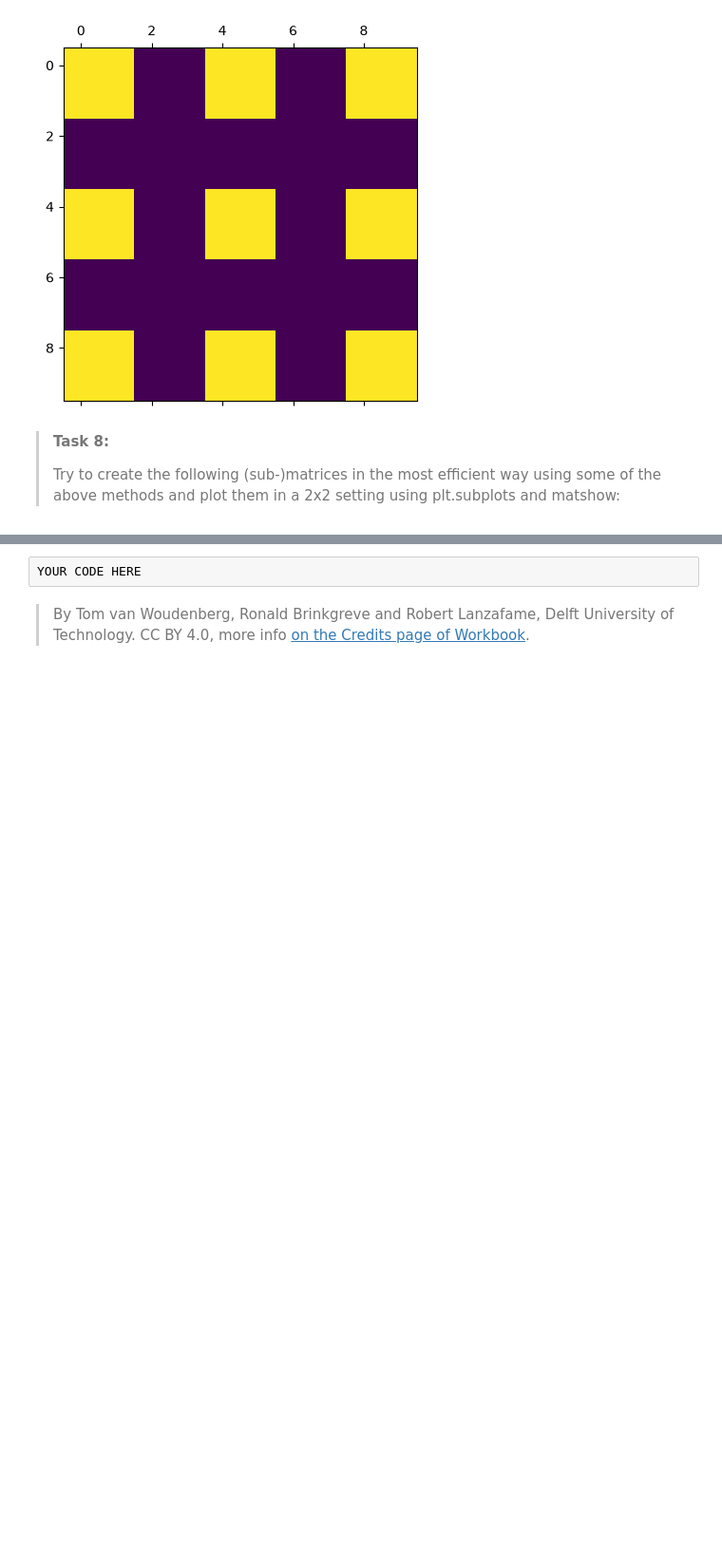
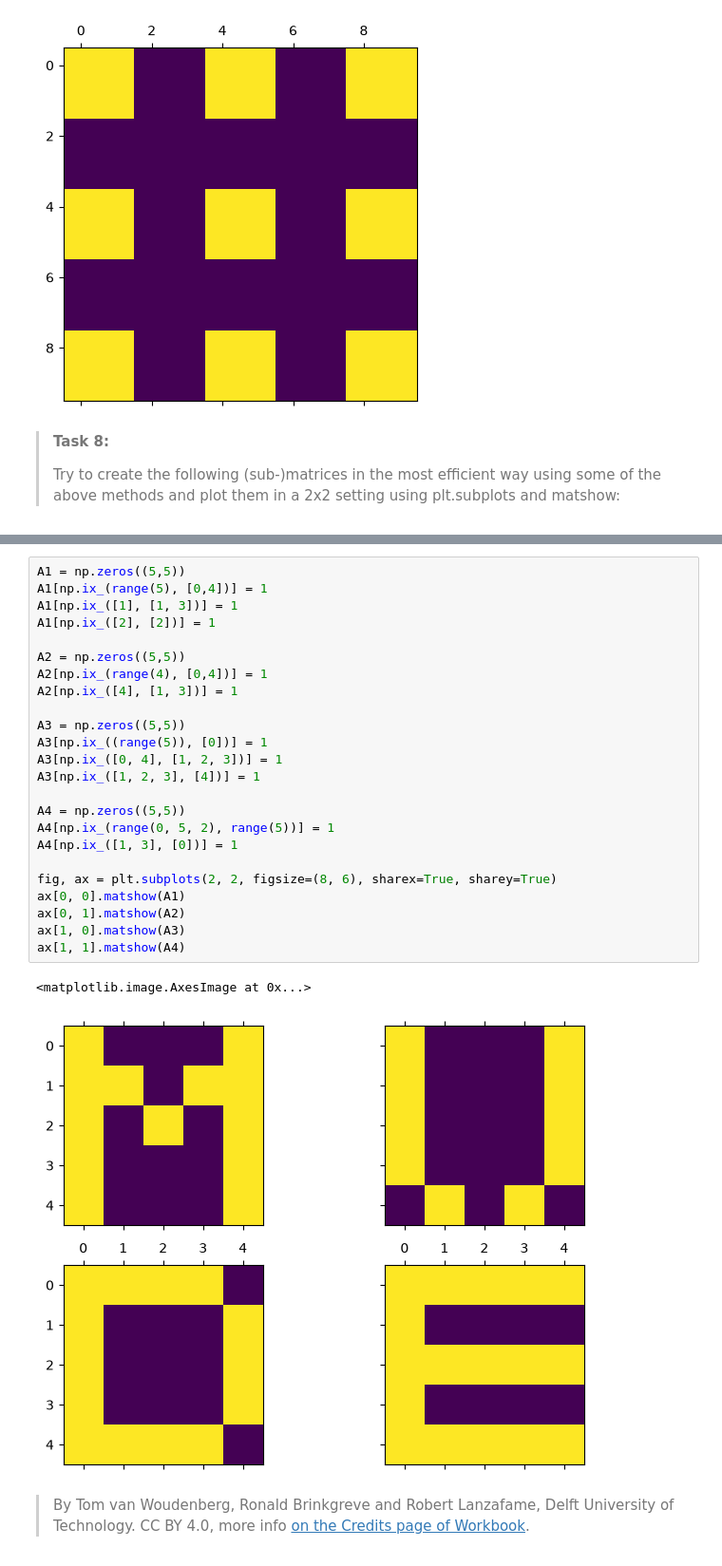
Before and after one commit to lsdegeus/PA1.2, a Jupyter notebook: 6_filling_matrix.ipynb, the cells around one changed output, grey strips where cells are left out. Shown at 95% size. Cells and saved outputs as stored; diff of their text form; blank space fills up the shorter version.

```diff
--- a/6_filling_matrix.ipynb
+++ b/6_filling_matrix.ipynb
@@ -137,7 +137,32 @@ plt.show()
 > Try to create the following (sub-)matrices in the most efficient way using some of the above methods and plot them in a 2x2 setting using plt.subplots and matshow:
 # %% [markdown]
 ![](https://github.com/TUDelft-MUDE/source-files/raw/main/file/mudematrix.png)
-# %%
-YOUR CODE HERE
+# %%
+A1 = np.zeros((5,5))
+A1[np.ix_(range(5), [0,4])] = 1
+A1[np.ix_([1], [1, 3])] = 1
+A1[np.ix_([2], [2])] = 1
+
+A2 = np.zeros((5,5))
+A2[np.ix_(range(4), [0,4])] = 1
+A2[np.ix_([4], [1, 3])] = 1
+
+A3 = np.zeros((5,5))
+A3[np.ix_((range(5)), [0])] = 1
+A3[np.ix_([0, 4], [1, 2, 3])] = 1
+A3[np.ix_([1, 2, 3], [4])] = 1
+
+A4 = np.zeros((5,5))
+A4[np.ix_(range(0, 5, 2), range(5))] = 1
+A4[np.ix_([1, 3], [0])] = 1
+
+fig, ax = plt.subplots(2, 2, figsize=(8, 6), sharex=True, sharey=True)
+ax[0, 0].matshow(A1)
+ax[0, 1].matshow(A2)
+ax[1, 0].matshow(A3)
+ax[1, 1].matshow(A4)
+# %% [output]
+<matplotlib.image.AxesImage at 0x...>
+[figure, added]
 # %% [markdown]
 > By Tom van Woudenberg, Ronald Brinkgreve and Robert Lanzafame, Delft University of Technology. CC BY 4.0, more info [on the Credits page of Workbook](https://mude.citg.tudelft.nl/workbook-2025/credits.html).
```
Also changed, not shown: parts of 1 cell of this notebook.
